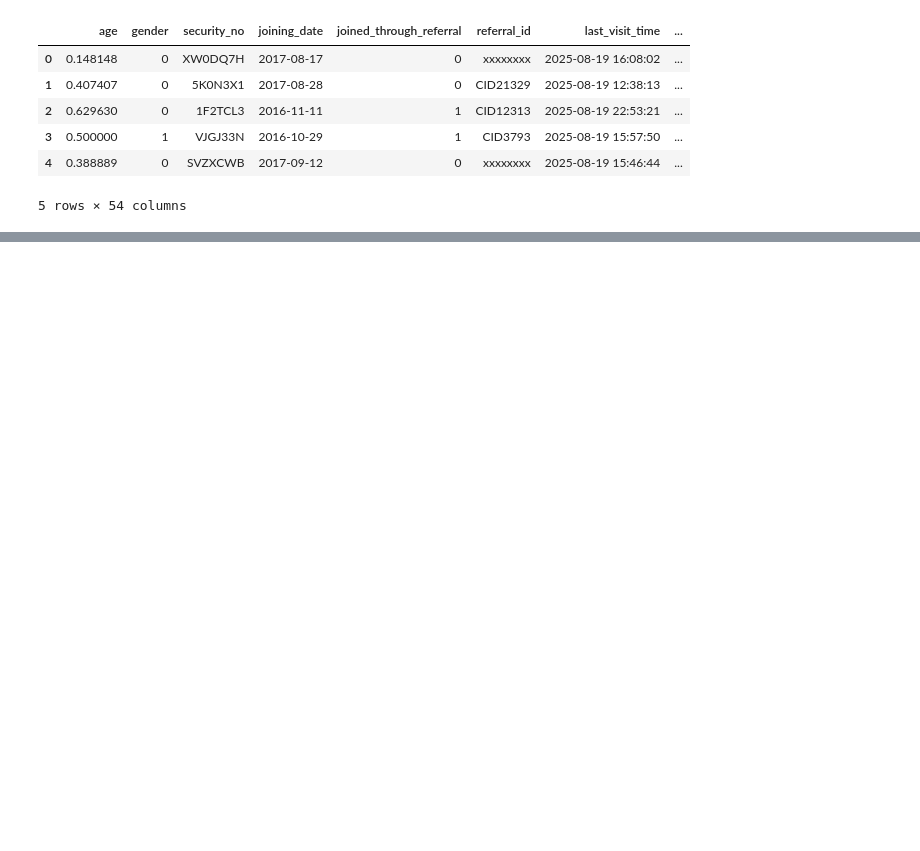
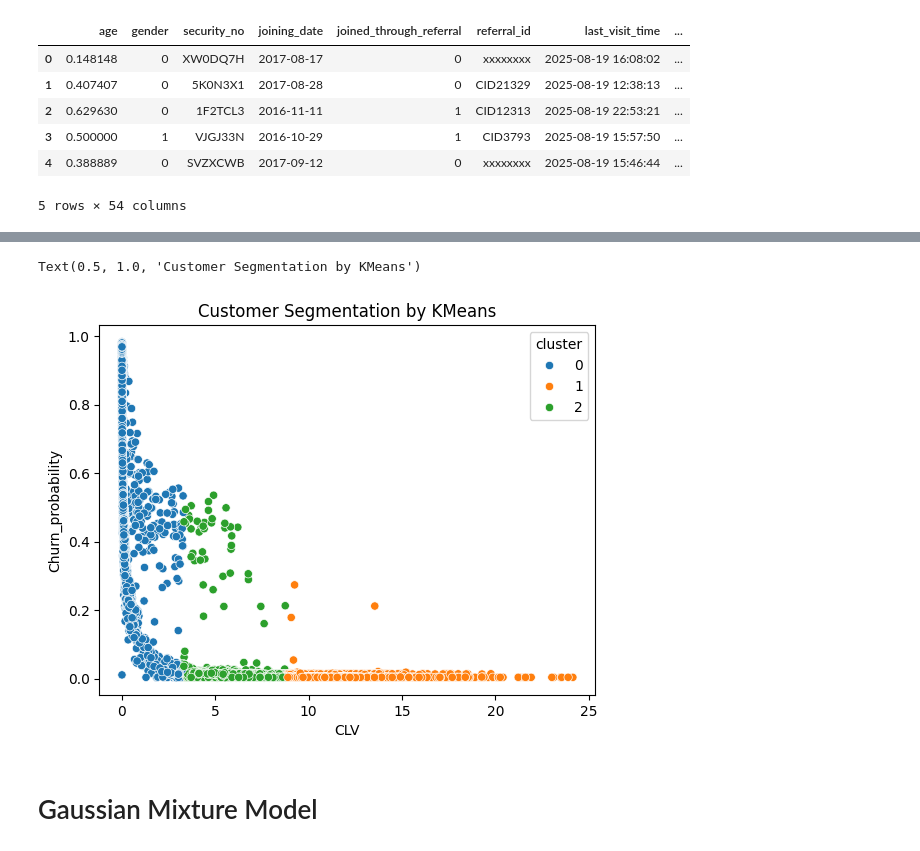
Before and after one commit to akshatsinha2027/Customer-360, a Jupyter notebook: Customer Clustering.ipynb, the cells around one changed output, grey strips where cells are left out. Cells and saved outputs as stored; diff of their text form; code cells hidden in the pictures; blank space fills up the shorter version.

```diff
--- a/Customer Clustering.ipynb
+++ b/Customer Clustering.ipynb
@@ -18,0 +51,3 @@ x_cluster=df_cluster[['CLV','Churn_probability','avg_transaction_value','api_cal
+# %%
+kmeans=KMeans(n_clusters=3,random_state=42)
+df_cluster['cluster']=kmeans.fit_predict(x_cluster)
@@ -18,0 +63,9 @@ x_cluster=df_cluster[['CLV','Churn_probability','avg_transaction_value','api_cal
+# %%
+import seaborn as sns
+sns.scatterplot(x=df_cluster['CLV'],y=df_cluster['Churn_probability'],hue=df_cluster['cluster'],palette='tab10')
+plt.title("Customer Segmentation by KMeans")
+# %% [output]
+Text(0.5, 1.0, 'Customer Segmentation by KMeans')
+[figure, added]
+# %% [markdown]
+# Gaussian Mixture Model
```
Also changed, not shown: parts of 13 cells of this notebook.
